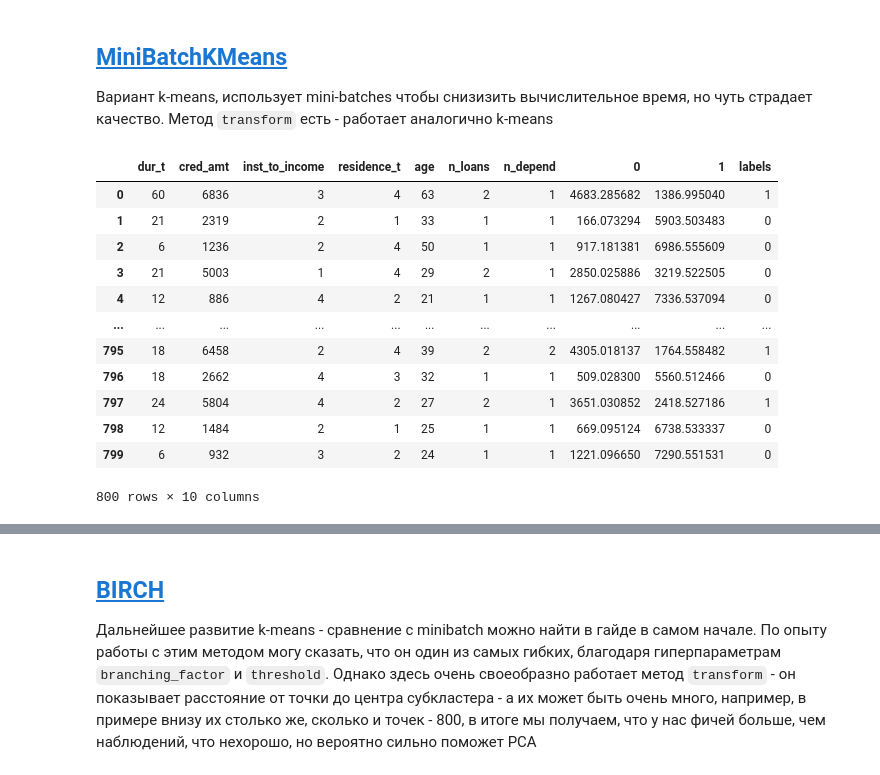
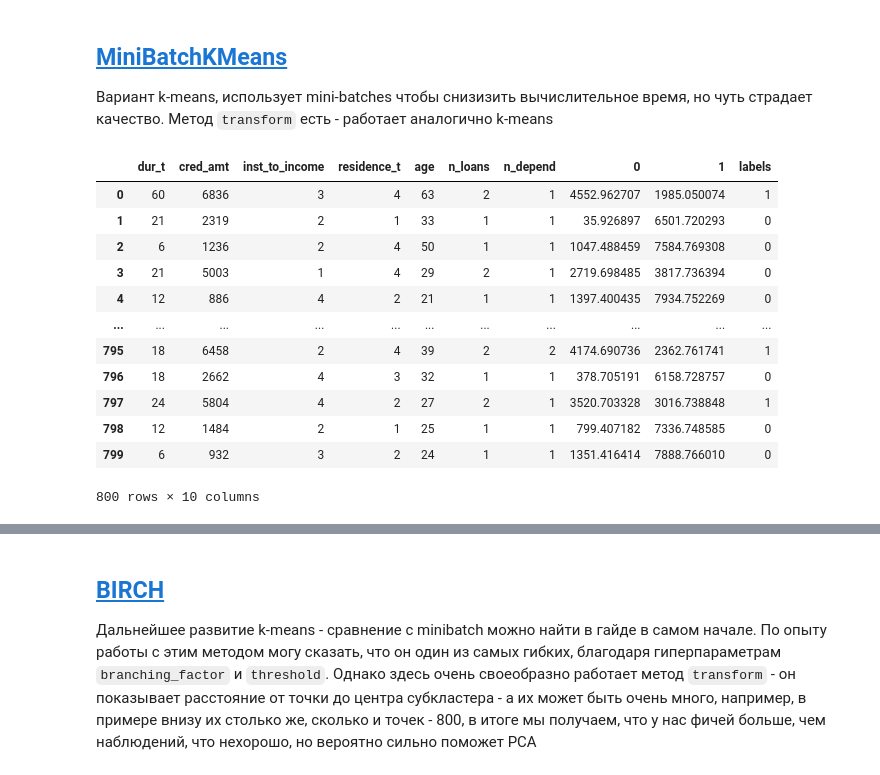
Before and after one commit to uasek/credit_scoring_project, a Jupyter notebook: checks/Clustering.ipynb, the cells around one changed output, grey strips where cells are left out. Drawn from its saved outputs; the diff is of its cells as text; code cells hidden in the pictures.

```diff
--- a/checks/Clustering.ipynb
+++ b/checks/Clustering.ipynb
@@ -76 +79,13 @@ pd.DataFrame(KMeans.transform(df))
 800 rows × 10 columns
+# %%
+from modules.preprocessing import DimensionReducer
+KMeans2 = DimensionReducer(
+    sklearn.cluster.KMeans,
+    affx = 'clust',
+    n_clusters = 2,     # Число кластеров
+    init = 'k-means++', # Метод установки первых точек
+    algorithm = 'auto'  # Какой алгоритм юзать
+)
+# %%
+KMeans2.fit(X_train, y_train)
+pd.DataFrame(KMeans2.transform(X_train))
@@ -76,0 +108,12 @@ pd.DataFrame(KMeans.transform(df))
+# %%
+from modules.clusters import ClusterConstr
+KMeans3 = ClusterConstr(
+    sklearn.cluster.KMeans,
+    affx = 'clust',
+    n_clusters = 2,     # Число кластеров
+    init = 'k-means++', # Метод установки первых точек
+    algorithm = 'auto'  # Какой алгоритм юзать
+)
+# %%
+KMeans3.fit(X_train, y_train)
+pd.DataFrame(KMeans3.transform(X_train))
@@ -99,22 +156,23 @@ class MiniBatchKMeans_adj():
 # %%
 MiniBatch = MiniBatchKMeans_adj(n_clusters = 2, #Число кластеров
                                init = 'k-means++', #Метод установки первых точек
                                batch_size = 1024, #Размер Batch
-                               reassignment_ratio = 0.01) #Параметр регуляризации
+                               reassignment_ratio = 0.01, #Параметр регуляризации
+                               random_state = 42)
 
-MiniBatch.fit(df)
-pd.DataFrame(MiniBatch.transform(df))
+MiniBatch.fit(X_train, y_train)
+MiniBatch.transform(X_train)
 # %% [output]
 |  | dur_t | cred_amt | inst_to_income | residence_t | age | n_loans | n_depend | 0 | 1 | labels |
-| 0 | 60 | 6836 | 3 | 4 | 63 | 2 | 1 | 4683.285682 | 1386.995040 | 1 |
-| 1 | 21 | 2319 | 2 | 1 | 33 | 1 | 1 | 166.073294 | 5903.503483 | 0 |
-| 2 | 6 | 1236 | 2 | 4 | 50 | 1 | 1 | 917.181381 | 6986.555609 | 0 |
-| 3 | 21 | 5003 | 1 | 4 | 29 | 2 | 1 | 2850.025886 | 3219.522505 | 0 |
-| 4 | 12 | 886 | 4 | 2 | 21 | 1 | 1 | 1267.080427 | 7336.537094 | 0 |
+| 0 | 60 | 6836 | 3 | 4 | 63 | 2 | 1 | 4552.962707 | 1985.050074 | 1 |
+| 1 | 21 | 2319 | 2 | 1 | 33 | 1 | 1 | 35.926897 | 6501.720293 | 0 |
+| 2 | 6 | 1236 | 2 | 4 | 50 | 1 | 1 | 1047.488459 | 7584.769308 | 0 |
+| 3 | 21 | 5003 | 1 | 4 | 29 | 2 | 1 | 2719.698485 | 3817.736394 | 0 |
+| 4 | 12 | 886 | 4 | 2 | 21 | 1 | 1 | 1397.400435 | 7934.752269 | 0 |
 | ... | ... | ... | ... | ... | ... | ... | ... | ... | ... | ... |
-| 795 | 18 | 6458 | 2 | 4 | 39 | 2 | 2 | 4305.018137 | 1764.558482 | 1 |
-| 796 | 18 | 2662 | 4 | 3 | 32 | 1 | 1 | 509.028300 | 5560.512466 | 0 |
-| 797 | 24 | 5804 | 4 | 2 | 27 | 2 | 1 | 3651.030852 | 2418.527186 | 1 |
-| 798 | 12 | 1484 | 2 | 1 | 25 | 1 | 1 | 669.095124 | 6738.533337 | 0 |
-| 799 | 6 | 932 | 3 | 2 | 24 | 1 | 1 | 1221.096650 | 7290.551531 | 0 |
+| 795 | 18 | 6458 | 2 | 4 | 39 | 2 | 2 | 4174.690736 | 2362.761741 | 1 |
+| 796 | 18 | 2662 | 4 | 3 | 32 | 1 | 1 | 378.705191 | 6158.728757 | 0 |
+| 797 | 24 | 5804 | 4 | 2 | 27 | 2 | 1 | 3520.703328 | 3016.738848 | 1 |
+| 798 | 12 | 1484 | 2 | 1 | 25 | 1 | 1 | 799.407182 | 7336.748585 | 0 |
+| 799 | 6 | 932 | 3 | 2 | 24 | 1 | 1 | 1351.416414 | 7888.766010 | 0 |
 800 rows × 10 columns
```
Also changed, not shown: parts of 12 cells of this notebook, 4 other files.
